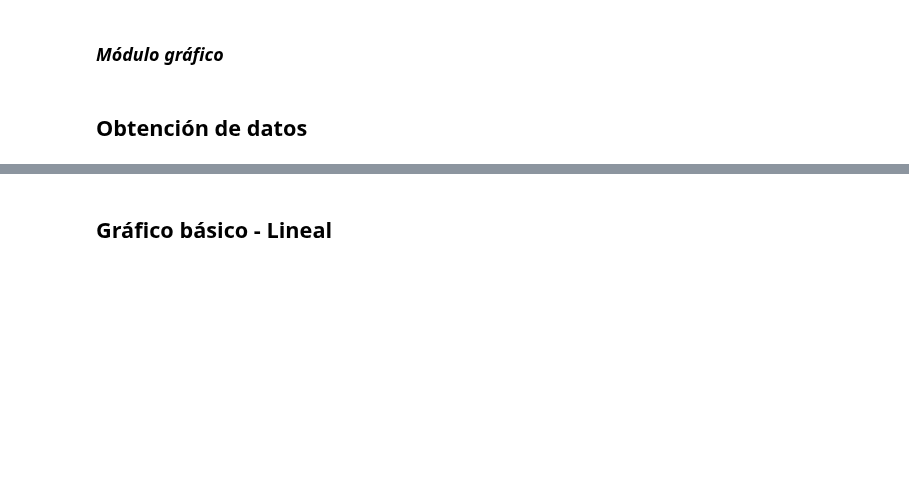
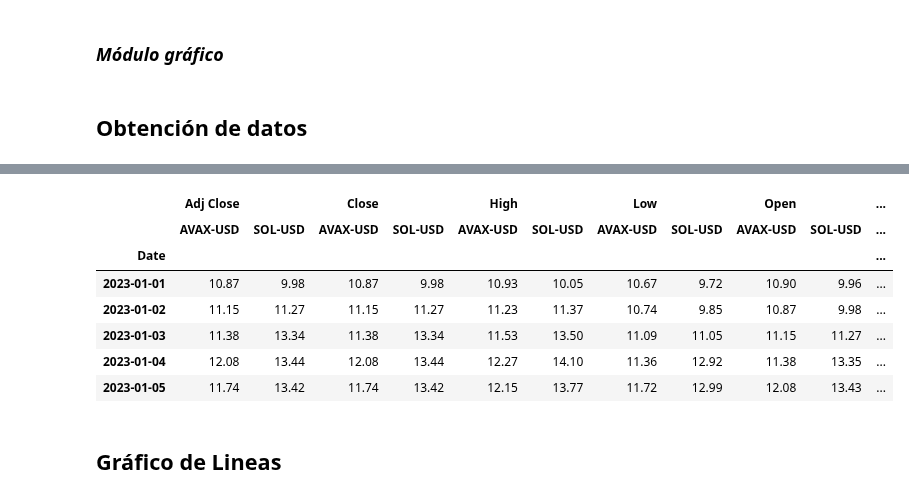
Before and after one commit to cristiandarioortegayubro/BA, a Jupyter notebook: px_02.ipynb, the cells around one changed output, grey strips where cells are left out. Drawn from its saved outputs; the diff is of its cells as text; code cells hidden in the pictures; blank space fills up the shorter version.

```diff
--- a/px_02.ipynb
+++ b/px_02.ipynb
@@ -54,0 +80,3 @@ btc2021.reset_index(inplace=True)
+# %%
+LISTA = ["SOL-USD", "AVAX-USD"]
+ACCIONES = yf.download(LISTA, start="2023-01-01").round(2)
@@ -55,2 +115,13 @@ btc2021.reset_index(inplace=True)
+# %%
+ACCIONES.head()
+# %% [output]
+|  | Adj Close |  | Close |  | High |  | Low |  | Open |  | ... |
+|  | AVAX-USD | SOL-USD | AVAX-USD | SOL-USD | AVAX-USD | SOL-USD | AVAX-USD | SOL-USD | AVAX-USD | SOL-USD | ... |
+| Date |  |  |  |  |  |  |  |  |  |  | ... |
+| 2023-01-01 | 10.87 | 9.98 | 10.87 | 9.98 | 10.93 | 10.05 | 10.67 | 9.72 | 10.90 | 9.96 | ... |
+| 2023-01-02 | 11.15 | 11.27 | 11.15 | 11.27 | 11.23 | 11.37 | 10.74 | 9.85 | 10.87 | 9.98 | ... |
+| 2023-01-03 | 11.38 | 13.34 | 11.38 | 13.34 | 11.53 | 13.50 | 11.09 | 11.05 | 11.15 | 11.27 | ... |
+| 2023-01-04 | 12.08 | 13.44 | 12.08 | 13.44 | 12.27 | 14.10 | 11.36 | 12.92 | 11.38 | 13.35 | ... |
+| 2023-01-05 | 11.74 | 13.42 | 11.74 | 13.42 | 12.15 | 13.77 | 11.72 | 12.99 | 12.08 | 13.43 | ... |
 # %% [markdown]
-## **Gráfico básico - Lineal**
+## **Gráfico de Lineas**
```
Also changed, not shown: parts of 26 cells of this notebook.
